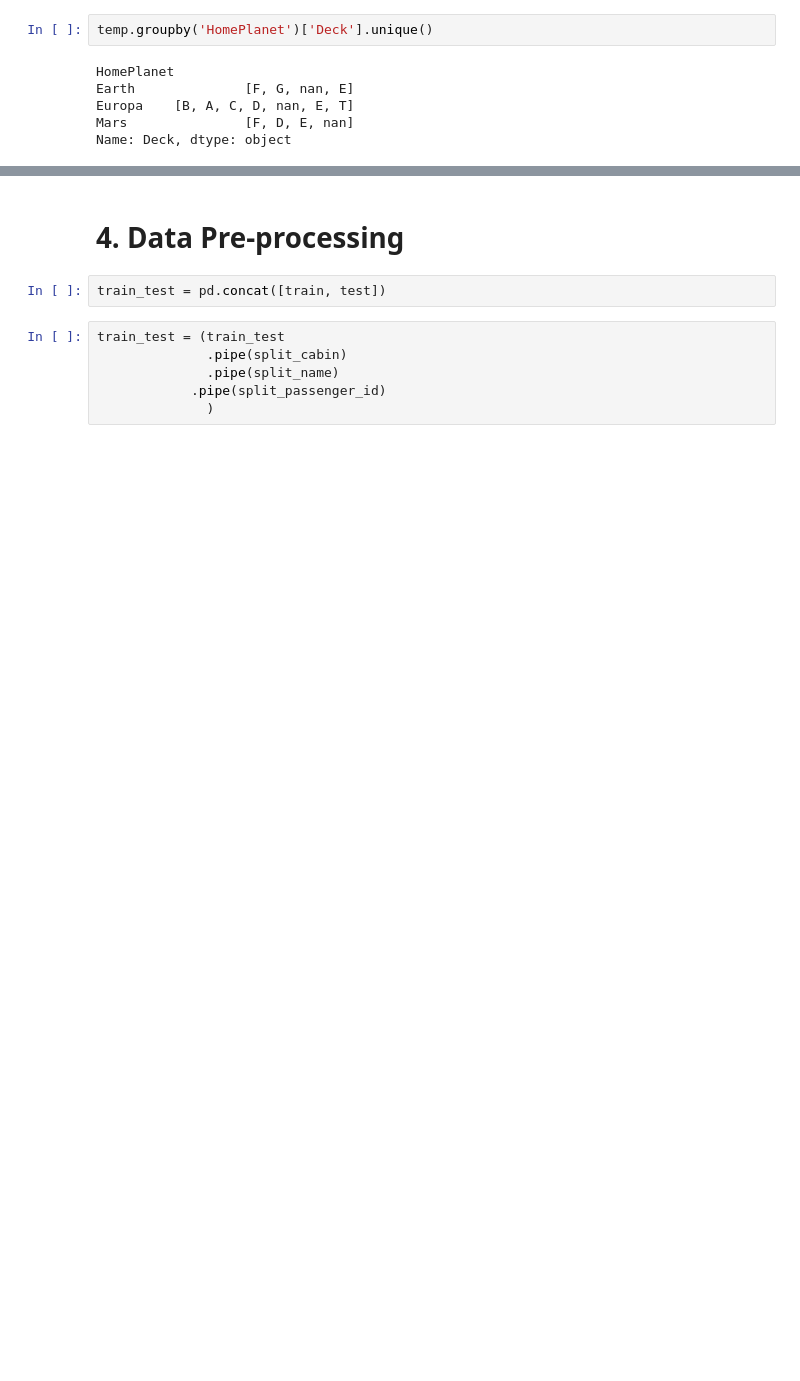
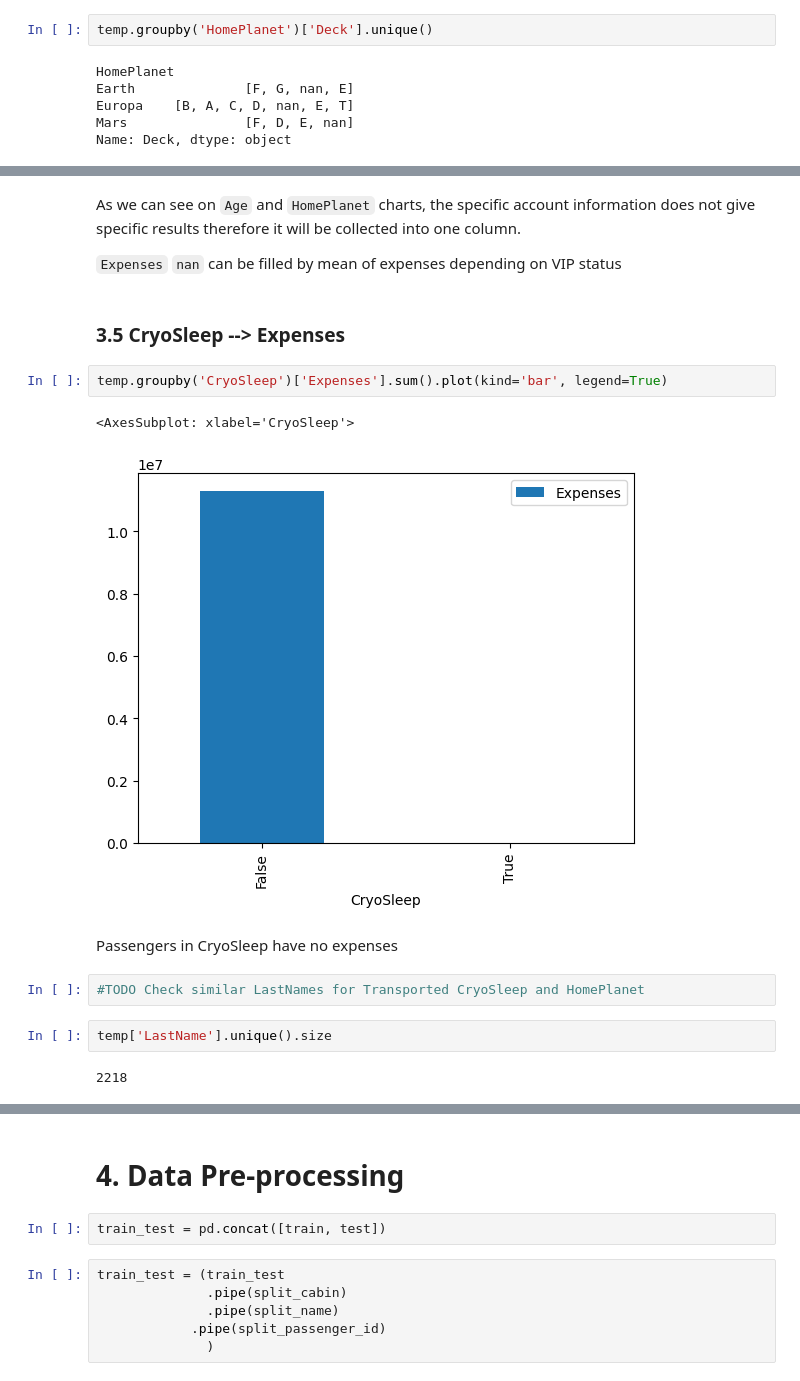
Before and after one commit to Przemek9110/spaceship-titanic, a Jupyter notebook: spaceship_titanic.ipynb, the cells around one changed output, grey strips where cells are left out. Drawn from its saved outputs; the diff is of its cells as text; blank space fills up the shorter version.

```diff
--- a/spaceship_titanic.ipynb
+++ b/spaceship_titanic.ipynb
@@ -309,0 +302,19 @@ Name: Deck, dtype: object
+# %% [markdown]
+As we can see on `Age` and `HomePlanet` charts, the specific account information does not give specific results therefore it will be collected into one column.<br>
+
+`Expenses` `nan` can be filled by mean of expenses depending on VIP status
+# %% [markdown]
+### **3.5 CryoSleep --> Expenses**
+# %%
+temp.groupby('CryoSleep')['Expenses'].sum().plot(kind='bar', legend=True)
+# %% [output]
+<AxesSubplot: xlabel='CryoSleep'>
+[figure, added]
+# %% [markdown]
+Passengers in CryoSleep have no expenses
+# %%
+#TODO Check similar LastNames for Transported CryoSleep and HomePlanet
+# %%
+temp['LastName'].unique().size
+# %% [output]
+2218
```
Also changed, not shown: parts of 12 cells of this notebook.
